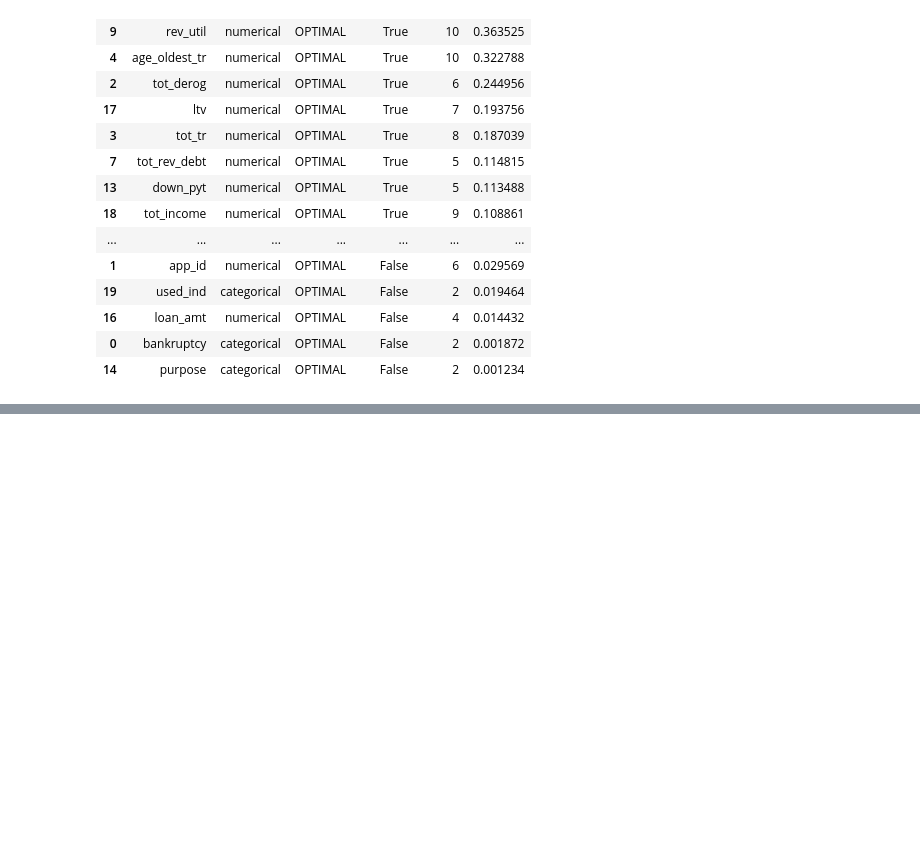
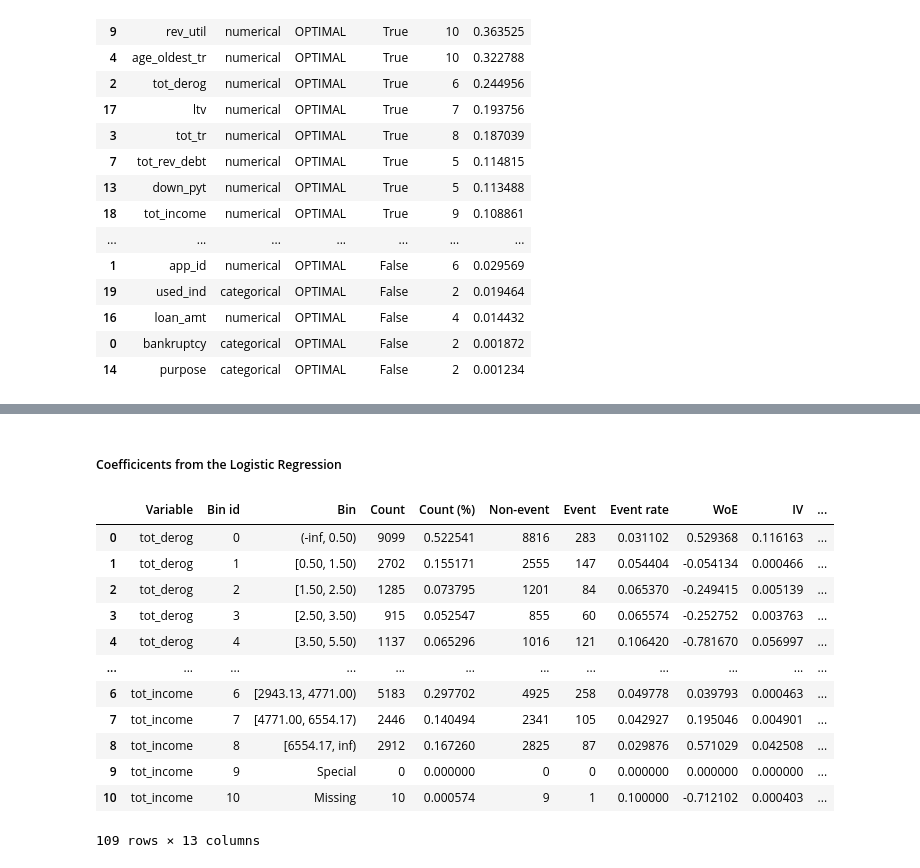
Before and after one commit to fred-lindsey/msa_ml_repo, a Jupyter notebook: fin_analytics.ipynb, the cells around one changed output, grey strips where cells are left out. Cells and saved outputs as stored; diff of their text form; code cells hidden in the pictures; blank space fills up the shorter version.

```diff
--- a/fin_analytics.ipynb
+++ b/fin_analytics.ipynb
@@ -197,0 +259,18 @@ iv_all[iv_all.columns[0:6]].sort_values(by = ["iv"], ascending = False)
+# %% [markdown]
+##### Coefficicents from the Logistic Regression
+# %%
+scorecard.table(style = "detailed")
+# %% [output]
+|  | Variable | Bin id | Bin | Count | Count (%) | Non-event | Event | Event rate | WoE | IV | ... |
+| 0 | tot_derog | 0 | (-inf, 0.50) | 9099 | 0.522541 | 8816 | 283 | 0.031102 | 0.529368 | 0.116163 | ... |
+| 1 | tot_derog | 1 | [0.50, 1.50) | 2702 | 0.155171 | 2555 | 147 | 0.054404 | -0.054134 | 0.000466 | ... |
+| 2 | tot_derog | 2 | [1.50, 2.50) | 1285 | 0.073795 | 1201 | 84 | 0.065370 | -0.249415 | 0.005139 | ... |
+| 3 | tot_derog | 3 | [2.50, 3.50) | 915 | 0.052547 | 855 | 60 | 0.065574 | -0.252752 | 0.003763 | ... |
+| 4 | tot_derog | 4 | [3.50, 5.50) | 1137 | 0.065296 | 1016 | 121 | 0.106420 | -0.781670 | 0.056997 | ... |
+| ... | ... | ... | ... | ... | ... | ... | ... | ... | ... | ... | ... |
+| 6 | tot_income | 6 | [2943.13, 4771.00) | 5183 | 0.297702 | 4925 | 258 | 0.049778 | 0.039793 | 0.000463 | ... |
+| 7 | tot_income | 7 | [4771.00, 6554.17) | 2446 | 0.140494 | 2341 | 105 | 0.042927 | 0.195046 | 0.004901 | ... |
+| 8 | tot_income | 8 | [6554.17, inf) | 2912 | 0.167260 | 2825 | 87 | 0.029876 | 0.571029 | 0.042508 | ... |
+| 9 | tot_income | 9 | Special | 0 | 0.000000 | 0 | 0 | 0.000000 | 0.000000 | 0.000000 | ... |
+| 10 | tot_income | 10 | Missing | 10 | 0.000574 | 9 | 1 | 0.100000 | -0.712102 | 0.000403 | ... |
+109 rows × 13 columns
```
Also changed, not shown: parts of 18 cells of this notebook, 1 other file.
